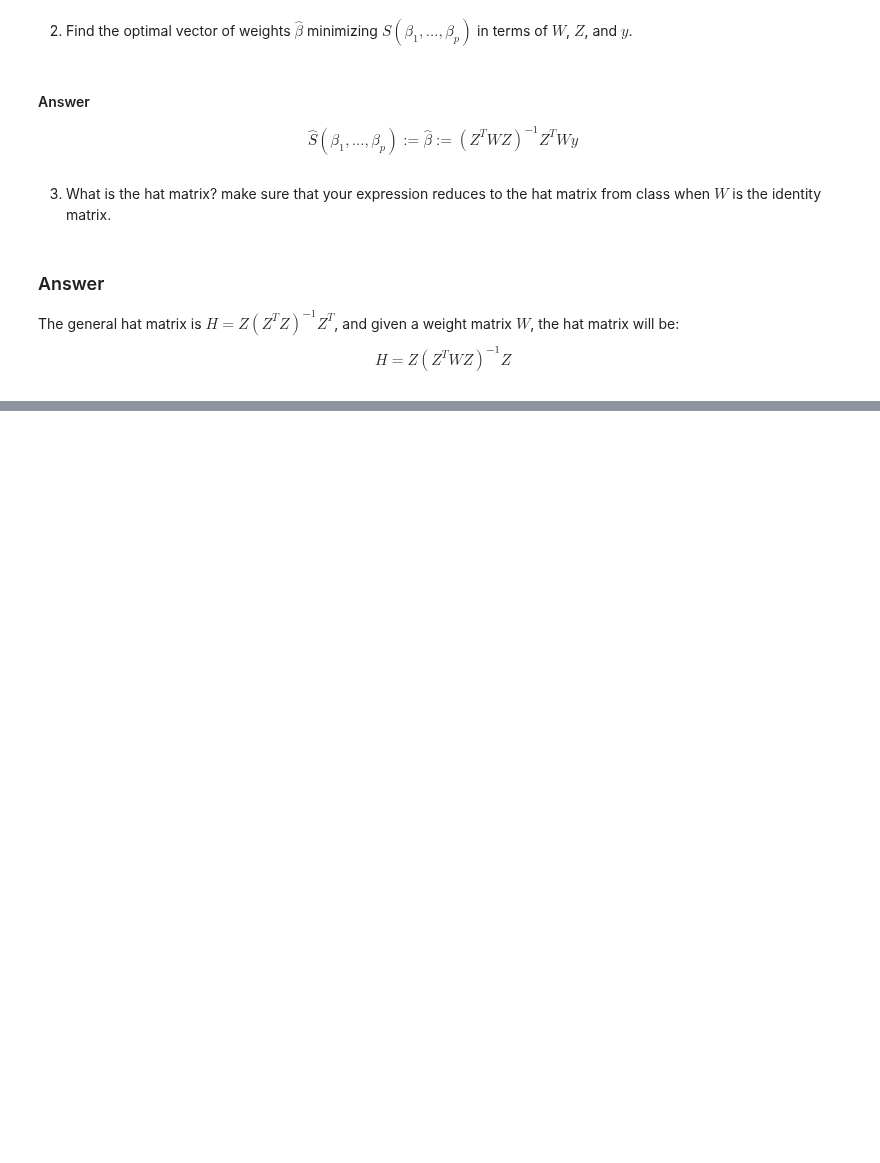
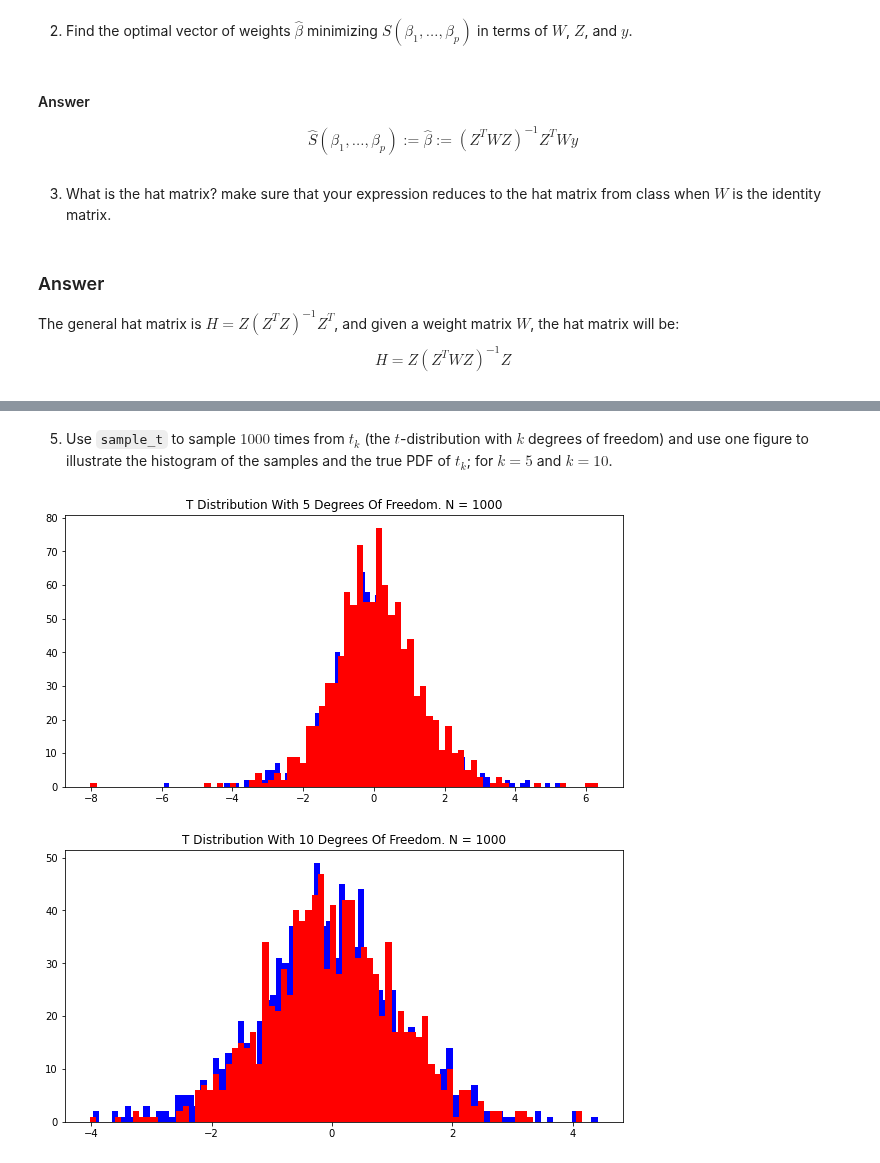
Before and after one commit to EyalMichaeli/IDC_masters, a Jupyter notebook: semester_2/stat/Tzach/302673355_EX1_AS4DS.ipynb, the cells around one changed output, grey strips where cells are left out. Saved outputs shown, nothing was run; the diff lists cells and outputs as text; code cells hidden in the pictures; blank space fills up the shorter version.

```diff
--- a/semester_2/stat/Tzach/302673355_EX1_AS4DS.ipynb
+++ b/semester_2/stat/Tzach/302673355_EX1_AS4DS.ipynb
@@ -559,0 +586,14 @@ plt.hist(rv)
+# %% [markdown]
+5. Use ``sample_t`` to sample $1000$ times from $t_k$ (the $t$-distribution with $k$ degrees of freedom) and use one figure to illustrate the histogram of the samples and the true PDF of $t_k$; for $k=5$ and $k=10$.
+# %%
+dofs = [5,10]
+for dof in dofs:
+    sample = np.array([sample_t(dof) for _ in range(n)])
+    true_pdf_t = st.t.rvs(dof, size=1000)
+    plt.hist(sample, bins=num_bins, color="blue")
+    plt.hist(true_pdf_t, bins=num_bins, color="red")
+    plt.title(f"T distribution with {dof} Degrees of Freedom. $N = {n}$".title())
+    plt.show()
+# %% [output]
+[figure, added]
+[figure, added]
```
Also changed, not shown: parts of 21 cells of this notebook.
